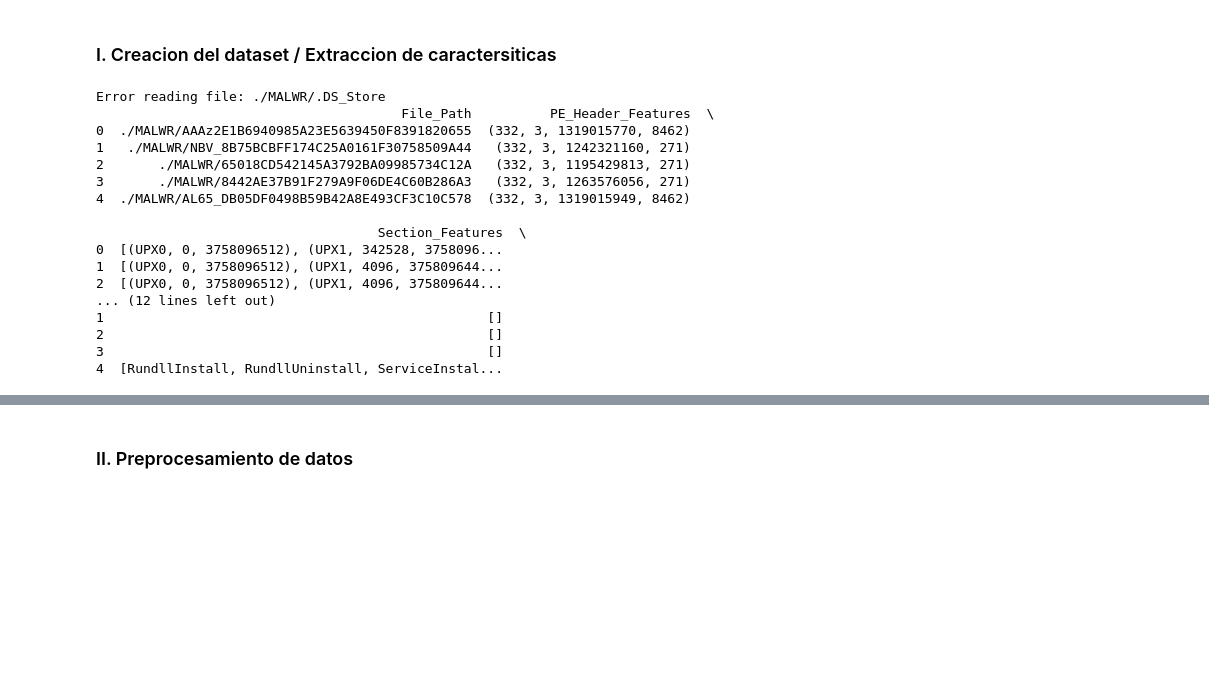
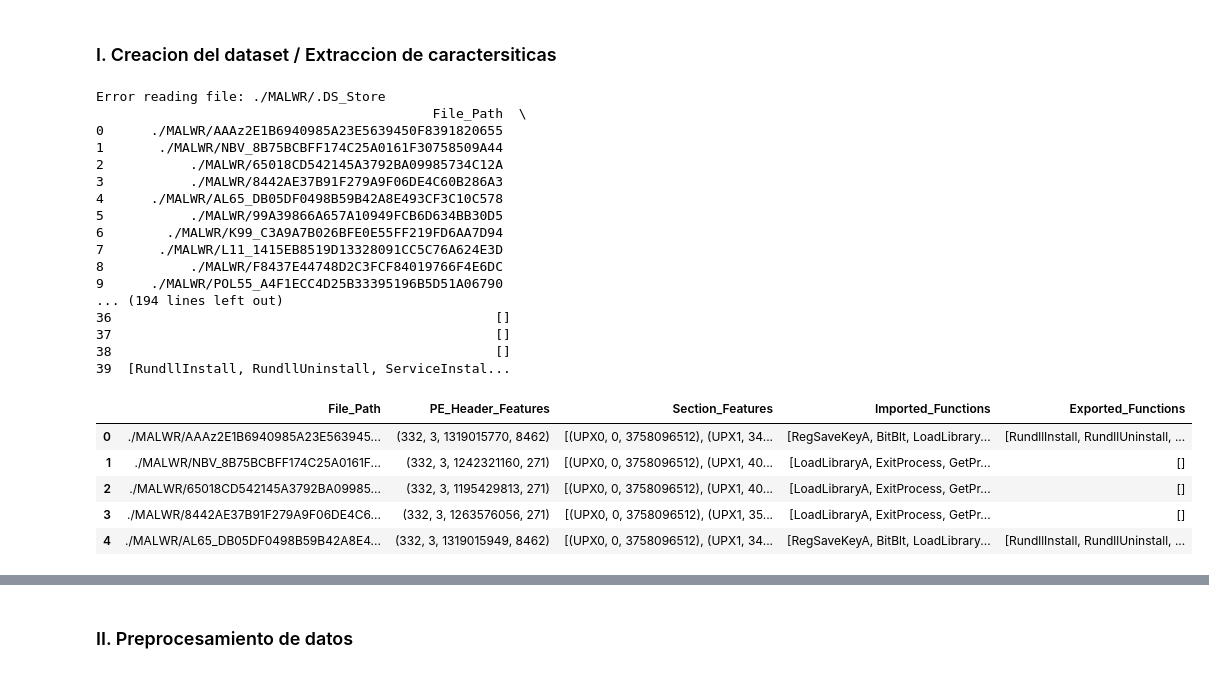
Before and after one commit to andresdlRoca/Lab4_SDS, a Jupyter notebook: lab4.ipynb, the cells around one changed output, grey strips where cells are left out. Drawn from its saved outputs; the diff is of its cells as text; code cells hidden in the pictures; blank space fills up the shorter version.

```diff
--- a/lab4.ipynb
+++ b/lab4.ipynb
@@ -60,6 +60,19 @@ def extract_exported_functions(file_path):
 
     return exported_functions
 
+# Extract strings
+def extract_strings(file_path):
+    pe = pefile.PE(file_path)
+    ascii_strings = []
+    unicode_strings = []
+
+    for section in pe.sections:
+        ascii_strings.extend(section.get_data().decode('ascii', errors='ignore').split('\x00'))
+        unicode_strings.extend(section.get_data().decode('utf-16', errors='ignore').split('\x00'))
+
+    return ascii_strings, unicode_strings
+
+
 # Dataset creation function
 def create_dataset(path):
     dataset = []
@@ -74,13 +87,16 @@ def create_dataset(path):
                 section_features = extract_section_features(file_path)
                 imported_functions = extract_imported_functions(file_path)
                 exported_functions = extract_exported_functions(file_path)
+                ascii_strings, unicode_strings = extract_strings(file_path)
 
                 entry = {
                     'File_Path': file_path,
                     'PE_Header_Features': pe_header_features,
                     'Section_Features': section_features,
                     'Imported_Functions': imported_functions,
-                    'Exported_Functions': exported_functions
+                    'Exported_Functions': exported_functions,
+                    # 'ASCII_Strings': ascii_strings,
+                    # 'Unicode_Strings': unicode_strings,
                 }
 
                 dataset.append(entry)
@@ -97,22 +113,31 @@ path = "./MALWR"
 
 mw_data = create_dataset(path)
 
-print(mw_data.head())
+print(mw_data)
 # %% [output]
 Error reading file: ./MALWR/.DS_Store
-                                       File_Path          PE_Header_Features  \
-0  ./MALWR/AAAz2E1B6940985A23E5639450F8391820655  (332, 3, 1319015770, 8462)
-1   ./MALWR/NBV_8B75BCBFF174C25A0161F30758509A44   (332, 3, 1242321160, 271)
-2       ./MALWR/65018CD542145A3792BA09985734C12A   (332, 3, 1195429813, 271)
-3       ./MALWR/8442AE37B91F279A9F06DE4C60B286A3   (332, 3, 1263576056, 271)
-4  ./MALWR/AL65_DB05DF0498B59B42A8E493CF3C10C578  (332, 3, 1319015949, 8462)
-
-                                    Section_Features  \
-0  [(UPX0, 0, 3758096512), (UPX1, 342528, 3758096...
-1  [(UPX0, 0, 3758096512), (UPX1, 4096, 375809644...
-2  [(UPX0, 0, 3758096512), (UPX1, 4096, 375809644...
-... (12 lines left out)
-1                                                 []
-2                                                 []
-3                                                 []
-4  [RundllInstall, RundllUninstall, ServiceInstal...
+                                           File_Path  \
+0      ./MALWR/AAAz2E1B6940985A23E5639450F8391820655
+1       ./MALWR/NBV_8B75BCBFF174C25A0161F30758509A44
+2           ./MALWR/65018CD542145A3792BA09985734C12A
+3           ./MALWR/8442AE37B91F279A9F06DE4C60B286A3
+4      ./MALWR/AL65_DB05DF0498B59B42A8E493CF3C10C578
+5           ./MALWR/99A39866A657A10949FCB6D634BB30D5
+6        ./MALWR/K99_C3A9A7B026BFE0E55FF219FD6AA7D94
+7       ./MALWR/L11_1415EB8519D13328091CC5C76A624E3D
+8           ./MALWR/F8437E44748D2C3FCF84019766F4E6DC
+9      ./MALWR/POL55_A4F1ECC4D25B33395196B5D51A06790
+... (194 lines left out)
+36                                                 []
+37                                                 []
+38                                                 []
+39  [RundllInstall, RundllUninstall, ServiceInstal...
+# %%
+mw_data.head()
+# %% [output]
+|  | File_Path | PE_Header_Features | Section_Features | Imported_Functions | Exported_Functions |
+| 0 | ./MALWR/AAAz2E1B6940985A23E563945... | (332, 3, 1319015770, 8462) | [(UPX0, 0, 3758096512), (UPX1, 34... | [RegSaveKeyA, BitBlt, LoadLibrary... | [RundllInstall, RundllUninstall, ... |
+| 1 | ./MALWR/NBV_8B75BCBFF174C25A0161F... | (332, 3, 1242321160, 271) | [(UPX0, 0, 3758096512), (UPX1, 40... | [LoadLibraryA, ExitProcess, GetPr... | [] |
+| 2 | ./MALWR/65018CD542145A3792BA09985... | (332, 3, 1195429813, 271) | [(UPX0, 0, 3758096512), (UPX1, 40... | [LoadLibraryA, ExitProcess, GetPr... | [] |
+| 3 | ./MALWR/8442AE37B91F279A9F06DE4C6... | (332, 3, 1263576056, 271) | [(UPX0, 0, 3758096512), (UPX1, 35... | [LoadLibraryA, ExitProcess, GetPr... | [] |
+| 4 | ./MALWR/AL65_DB05DF0498B59B42A8E4... | (332, 3, 1319015949, 8462) | [(UPX0, 0, 3758096512), (UPX1, 34... | [RegSaveKeyA, BitBlt, LoadLibrary... | [RundllInstall, RundllUninstall, ... |
```
Also changed, not shown: parts of 10 cells of this notebook, 1 other file.
